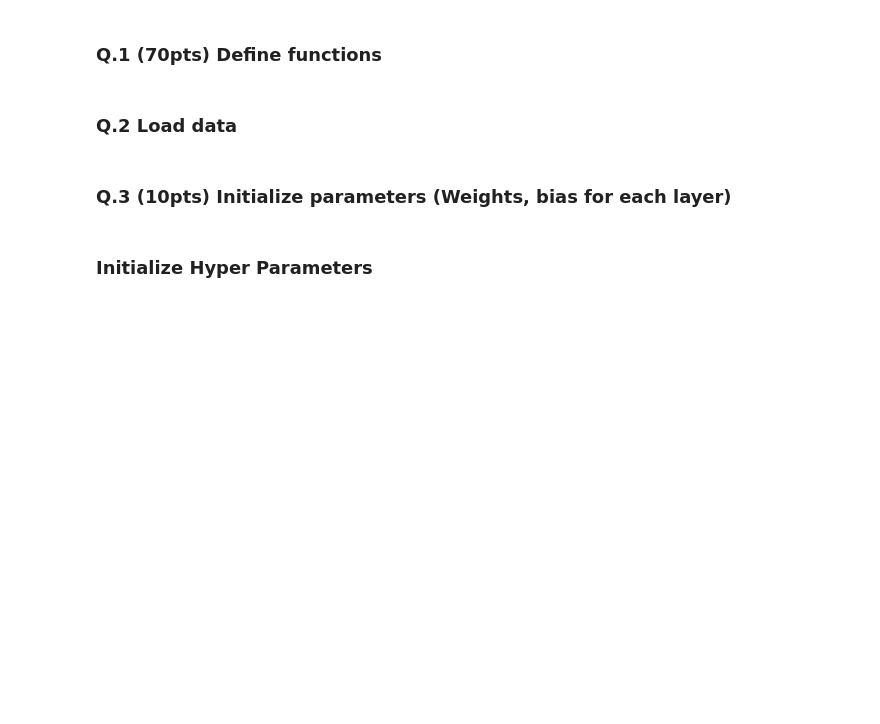
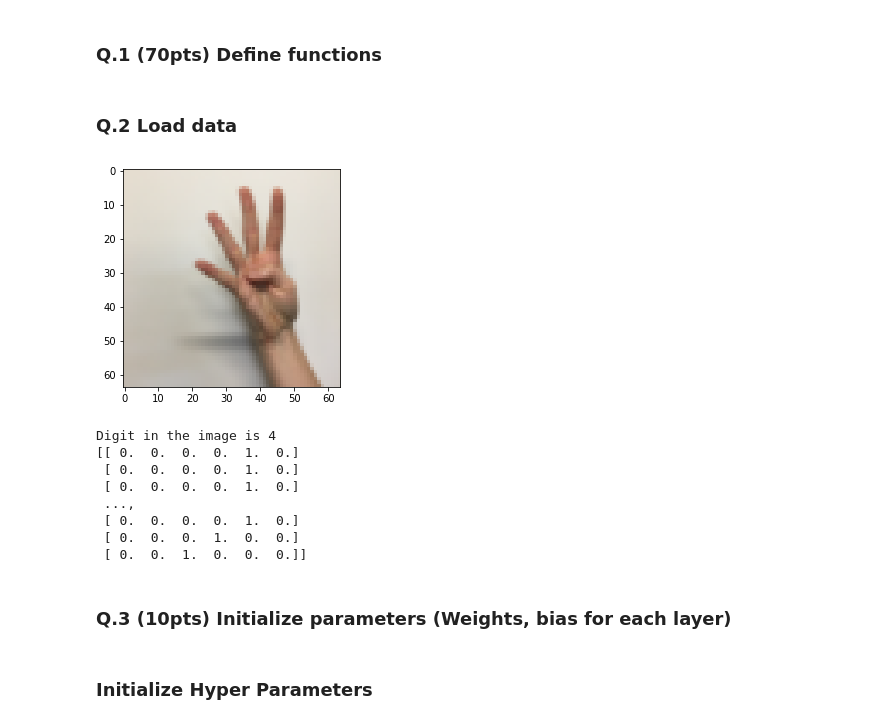
Before and after one commit to MeenakshiParyani/Convolutional-Neural-Network-Hand-Built, a Jupyter notebook: CNN-Digit-Recognition-SIGNS-Dataset.ipynb, the cells around one changed output. Drawn from its saved outputs; the diff is of its cells as text; code cells hidden in the pictures; blank space fills up the shorter version.

```diff
--- a/CNN-Digit-Recognition-SIGNS-Dataset.ipynb
+++ b/CNN-Digit-Recognition-SIGNS-Dataset.ipynb
@@ -332,17 +345,27 @@ def backward_propagate(Y, cache, params, hyper_params):
 # %%
 X_train = np.load('ex5_train_x.npy')
 y_train = np.load('ex5_train_y.npy')
 indx = 2
 plt.imshow(X_train[indx])
 plt.show()
 print("Digit in the image is " + str(y_train[indx]))
 # print(X_train)
 
 # Normalize the data
 X_train_norm = X_train/255 - 0.5
 # print(X_train_norm)
-# y_train_encoded = one_hot_encode(y_train)
+y_train_encoded = one_hot_encode(y_train)
 # X_train_padded = zero_pad(X_train, 2)
+# %% [output]
+[figure, added]
+Digit in the image is 4
+[[ 0.  0.  0.  0.  1.  0.]
+ [ 0.  0.  0.  0.  1.  0.]
+ [ 0.  0.  0.  0.  1.  0.]
+ ...,
+ [ 0.  0.  0.  0.  1.  0.]
+ [ 0.  0.  0.  1.  0.  0.]
+ [ 0.  0.  1.  0.  0.  0.]]
 # %% [markdown]
 ### Q.3 (10pts) Initialize parameters (Weights, bias for each layer)
 # %%
```
Also changed, not shown: parts of 3 cells of this notebook.
